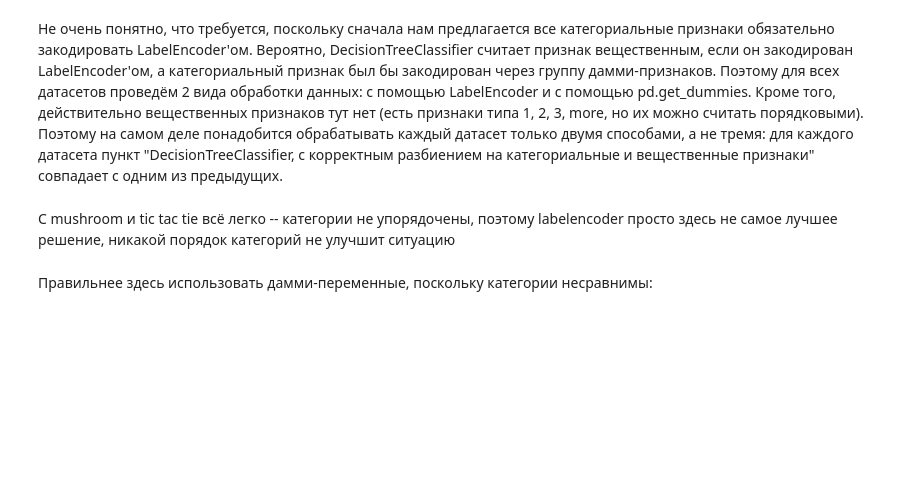
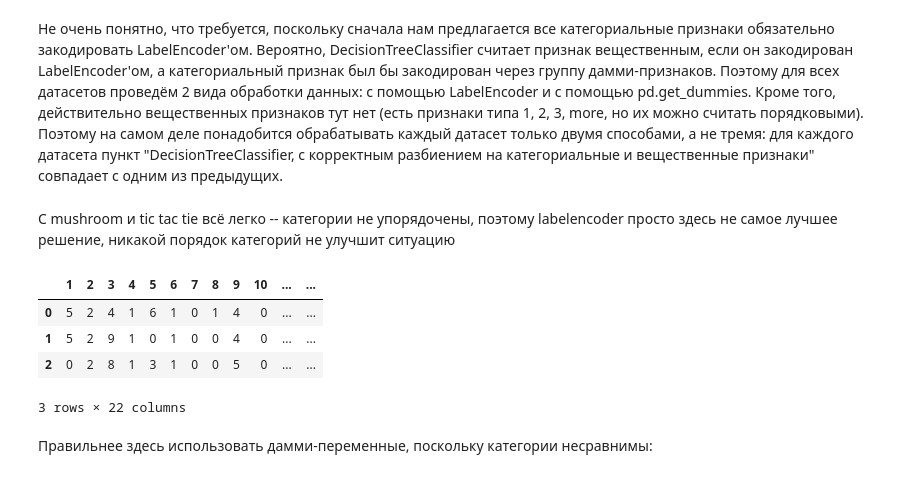
Before and after one commit to nichitagherman/ML_Eco_2017, a Jupyter notebook: hw_04/hw04-GolovinaMS.ipynb, the cells around one changed output. Saved outputs shown, nothing was run; the diff lists cells and outputs as text; code cells hidden in the pictures; blank space fills up the shorter version.

```diff
--- a/hw_04/hw04-GolovinaMS.ipynb
+++ b/hw_04/hw04-GolovinaMS.ipynb
@@ -238,15 +252,20 @@ nursery_y[nursery_y.isin(['not_recom', 'recommend'])] = 0
 # %% [markdown]
 С mushroom и tic tac tie всё легко -- категории не упорядочены, поэтому labelencoder просто здесь не самое лучшее решение, никакой порядок категорий не улучшит ситуацию
 # %%
-numeric = mushroom_x._get_numeric_data() # для пункта DecisionTreeClassifier, считающий все признаки вещественными
+# для пункта DecisionTreeClassifier, считающий все признаки вещественными
 category = mushroom_x.select_dtypes(exclude = [np.number])
 colnames = category.columns.values
 mushroom_x_new = pd.DataFrame()
 for c in colnames:
      mushroom_x_new = pd.concat([mushroom_x_new, pd.DataFrame(le.fit_transform(category[c]))], axis = 1)
 mushroom_x_new.columns = colnames
-mushroom_x_new = pd.concat([mushroom_x_new, numeric], 1)
 mushroom_x_new.head(3)
+# %% [output]
+|  | 1 | 2 | 3 | 4 | 5 | 6 | 7 | 8 | 9 | 10 | ... | ... |
+| 0 | 5 | 2 | 4 | 1 | 6 | 1 | 0 | 1 | 4 | 0 | ... | ... |
+| 1 | 5 | 2 | 9 | 1 | 0 | 1 | 0 | 0 | 4 | 0 | ... | ... |
+| 2 | 0 | 2 | 8 | 1 | 3 | 1 | 0 | 0 | 5 | 0 | ... | ... |
+3 rows × 22 columns
 # %% [markdown]
 Правильнее здесь использовать дамми-переменные, поскольку категории несравнимы:
 # %%
```
Also changed, not shown: parts of 31 cells of this notebook.
